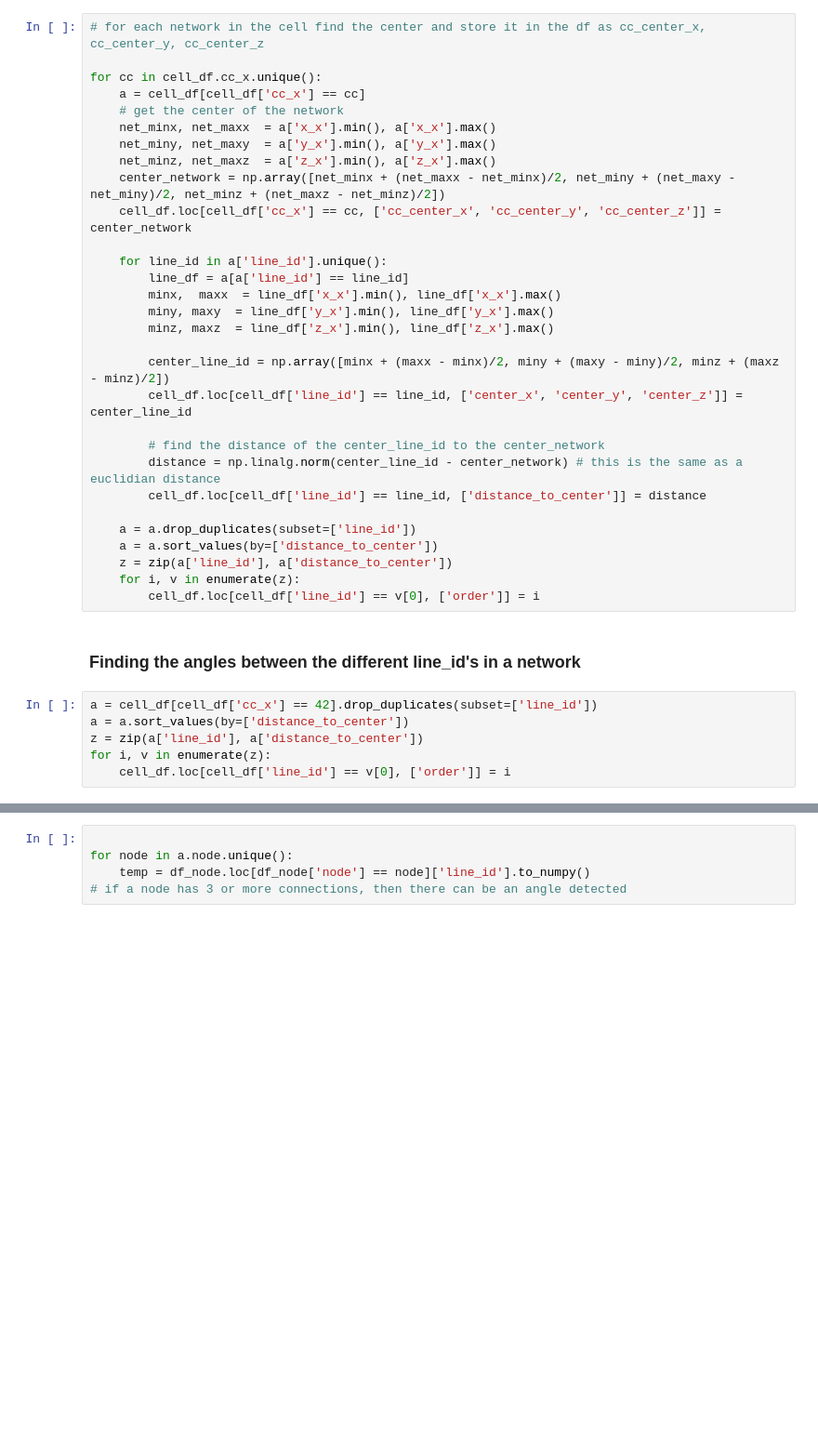
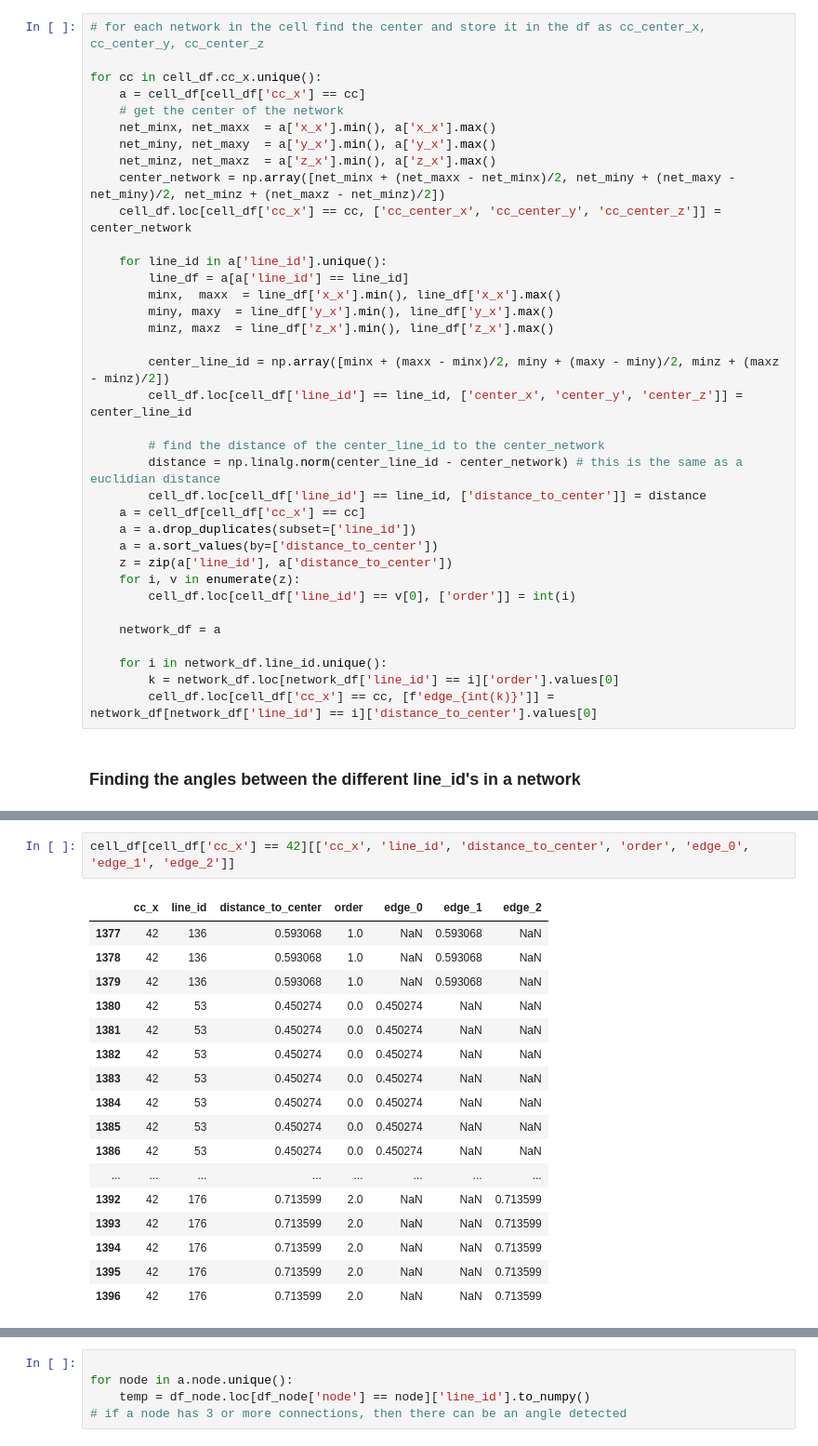
Before and after one commit to NotRithik/Mitochondrial-Function-Prediction, a Jupyter notebook: AngleDetection.ipynb, the cells around one changed output, grey strips where cells are left out. Shown at 93% size. Drawn from its saved outputs; the diff is of its cells as text; blank space fills up the shorter version.

Commit message:
Added Edge ordering, centroids, distances.

```diff
--- a/AngleDetection.ipynb
+++ b/AngleDetection.ipynb
@@ -169,17 +169,17 @@ for cc in cell_df.cc_x.unique():
         # find the distance of the center_line_id to the center_network
         distance = np.linalg.norm(center_line_id - center_network) # this is the same as a euclidian distance
         cell_df.loc[cell_df['line_id'] == line_id, ['distance_to_center']] = distance
-
+    a = cell_df[cell_df['cc_x'] == cc]
     a = a.drop_duplicates(subset=['line_id'])
     a = a.sort_values(by=['distance_to_center'])
     z = zip(a['line_id'], a['distance_to_center'])
     for i, v in enumerate(z):
-        cell_df.loc[cell_df['line_id'] == v[0], ['order']] = i
+        cell_df.loc[cell_df['line_id'] == v[0], ['order']] = int(i)
+
+    network_df = a
+
+    for i in network_df.line_id.unique():
+        k = network_df.loc[network_df['line_id'] == i]['order'].values[0]
+        cell_df.loc[cell_df['cc_x'] == cc, [f'edge_{int(k)}']] = network_df[network_df['line_id'] == i]['distance_to_center'].values[0]
 # %% [markdown]
 ### Finding the angles between the different line_id's in a network
-# %%
-a = cell_df[cell_df['cc_x'] == 42].drop_duplicates(subset=['line_id'])
-a = a.sort_values(by=['distance_to_center'])
-z = zip(a['line_id'], a['distance_to_center'])
-for i, v in enumerate(z):
-    cell_df.loc[cell_df['line_id'] == v[0], ['order']] = i
@@ -206,0 +225,20 @@ a
+# %%
+cell_df[cell_df['cc_x'] == 42][['cc_x', 'line_id', 'distance_to_center', 'order', 'edge_0', 'edge_1', 'edge_2']]
+# %% [output]
+|  | cc_x | line_id | distance_to_center | order | edge_0 | edge_1 | edge_2 |
+| 1377 | 42 | 136 | 0.593068 | 1.0 | NaN | 0.593068 | NaN |
+| 1378 | 42 | 136 | 0.593068 | 1.0 | NaN | 0.593068 | NaN |
+| 1379 | 42 | 136 | 0.593068 | 1.0 | NaN | 0.593068 | NaN |
+| 1380 | 42 | 53 | 0.450274 | 0.0 | 0.450274 | NaN | NaN |
+| 1381 | 42 | 53 | 0.450274 | 0.0 | 0.450274 | NaN | NaN |
+| 1382 | 42 | 53 | 0.450274 | 0.0 | 0.450274 | NaN | NaN |
+| 1383 | 42 | 53 | 0.450274 | 0.0 | 0.450274 | NaN | NaN |
+| 1384 | 42 | 53 | 0.450274 | 0.0 | 0.450274 | NaN | NaN |
+| 1385 | 42 | 53 | 0.450274 | 0.0 | 0.450274 | NaN | NaN |
+| 1386 | 42 | 53 | 0.450274 | 0.0 | 0.450274 | NaN | NaN |
+| ... | ... | ... | ... | ... | ... | ... | ... |
+| 1392 | 42 | 176 | 0.713599 | 2.0 | NaN | NaN | 0.713599 |
+| 1393 | 42 | 176 | 0.713599 | 2.0 | NaN | NaN | 0.713599 |
+| 1394 | 42 | 176 | 0.713599 | 2.0 | NaN | NaN | 0.713599 |
+| 1395 | 42 | 176 | 0.713599 | 2.0 | NaN | NaN | 0.713599 |
+| 1396 | 42 | 176 | 0.713599 | 2.0 | NaN | NaN | 0.713599 |
```
Also changed, not shown: parts of 4 cells of this notebook, 2 other files.
